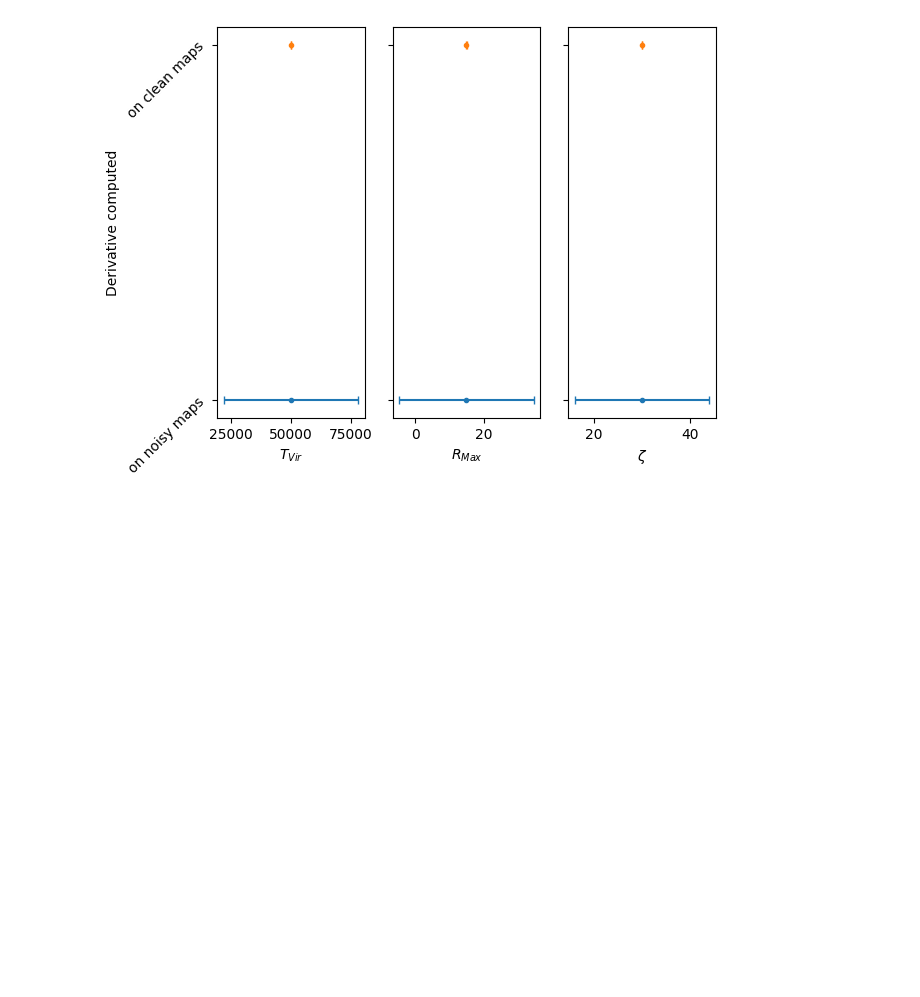
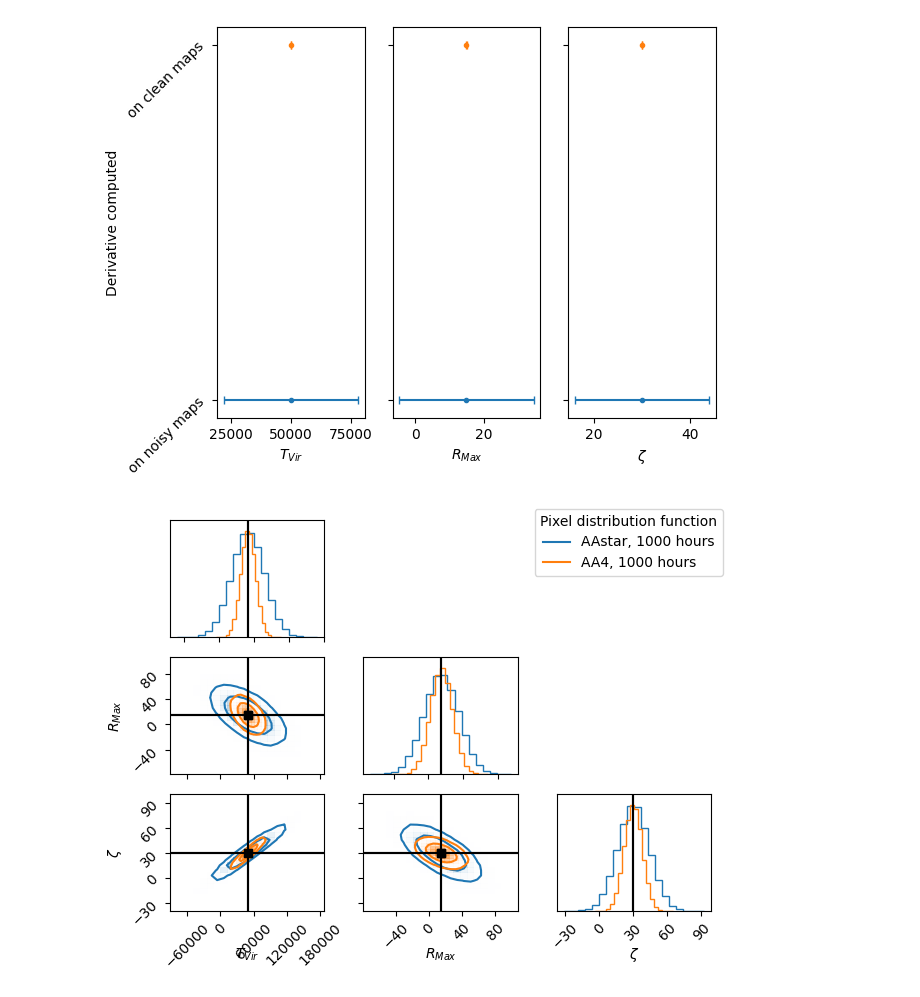
Before and after one commit to sambit-giri/ska_eor_inference, a Jupyter notebook: Compare_Fisher_results.ipynb, the cells around one changed output. Cells and saved outputs as stored; diff of their text form; code cells hidden in the pictures; blank space fills up the shorter version.

Commit message:
Added noisy derivatives for AA4

```diff
--- a/Compare_Fisher_results.ipynb
+++ b/Compare_Fisher_results.ipynb
@@ -150,3 +150,22 @@ fig.tight_layout()
 on noisy maps [2.79724735e+04 1.96398399e+01 1.39685032e+01]
 on clean maps [7.35229326e+01 1.51660574e-01 6.49115246e-02]
 [figure]
+# %%
+fig, axes = plt.subplots(nparams, nparams)
+for j, (obs_time, layout) in enumerate(zip(obs_time_array[1:], layout_array[1:])):
+    covmat = np.loadtxt(f'./output/posterior_covariance_matrix_{layout}_{int(obs_time)}hours_pdf_noisy.txt')
+    fisher_data = np.random.multivariate_normal(fid, covmat, size=nrand)
+    _ = corner.corner(
+    fisher_data,
+    labels=Fisher_Param,
+    plot_datapoints=False,
+    levels=(0.68,0.95),
+    truth_color='k',
+    truths=fid,
+    color=f'C{j}',
+    fig=fig)
+    axes[0, 0].plot([], [], label=f'{layout}, {int(obs_time)} hours', color=f'C{j}', linestyle='-')
+fig.legend(loc='upper right', fontsize=10, title='Pixel distribution function')
+fig.tight_layout()
+# %% [output]
+[figure, added]
```
